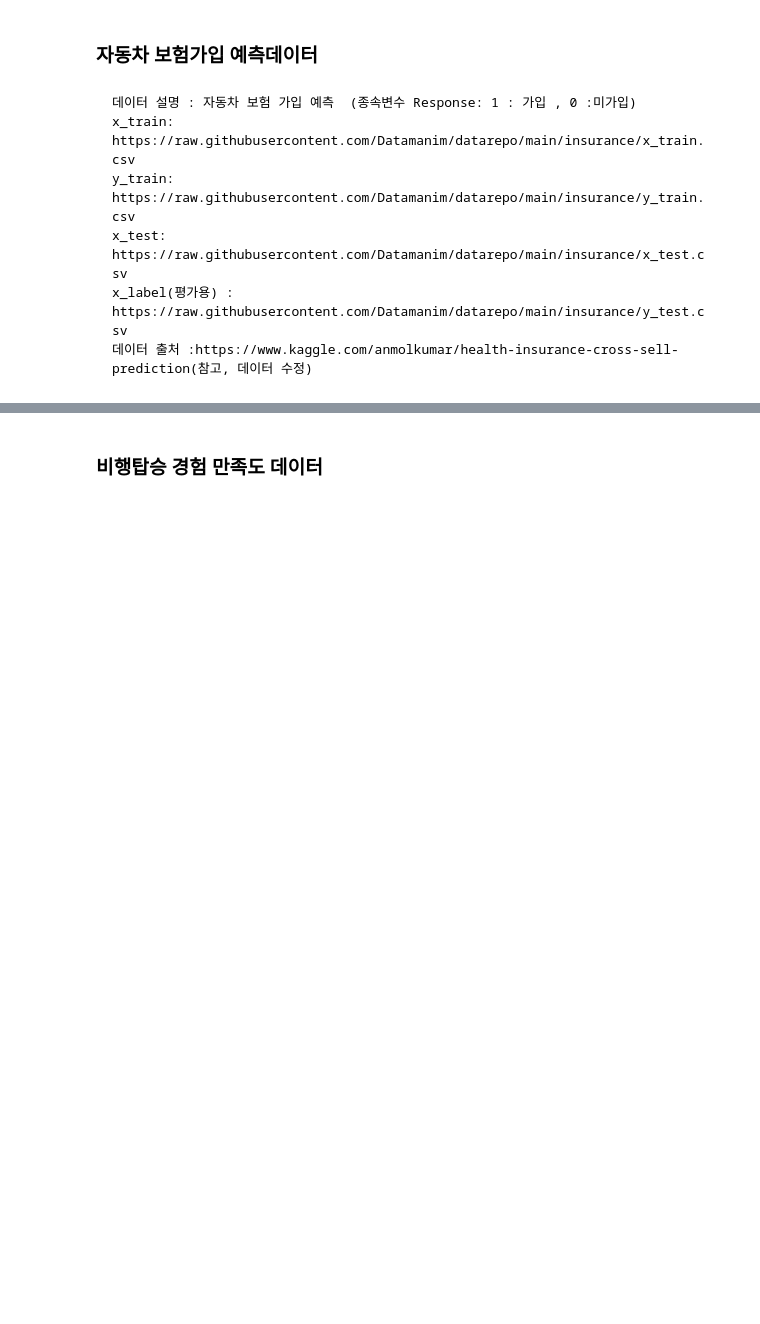
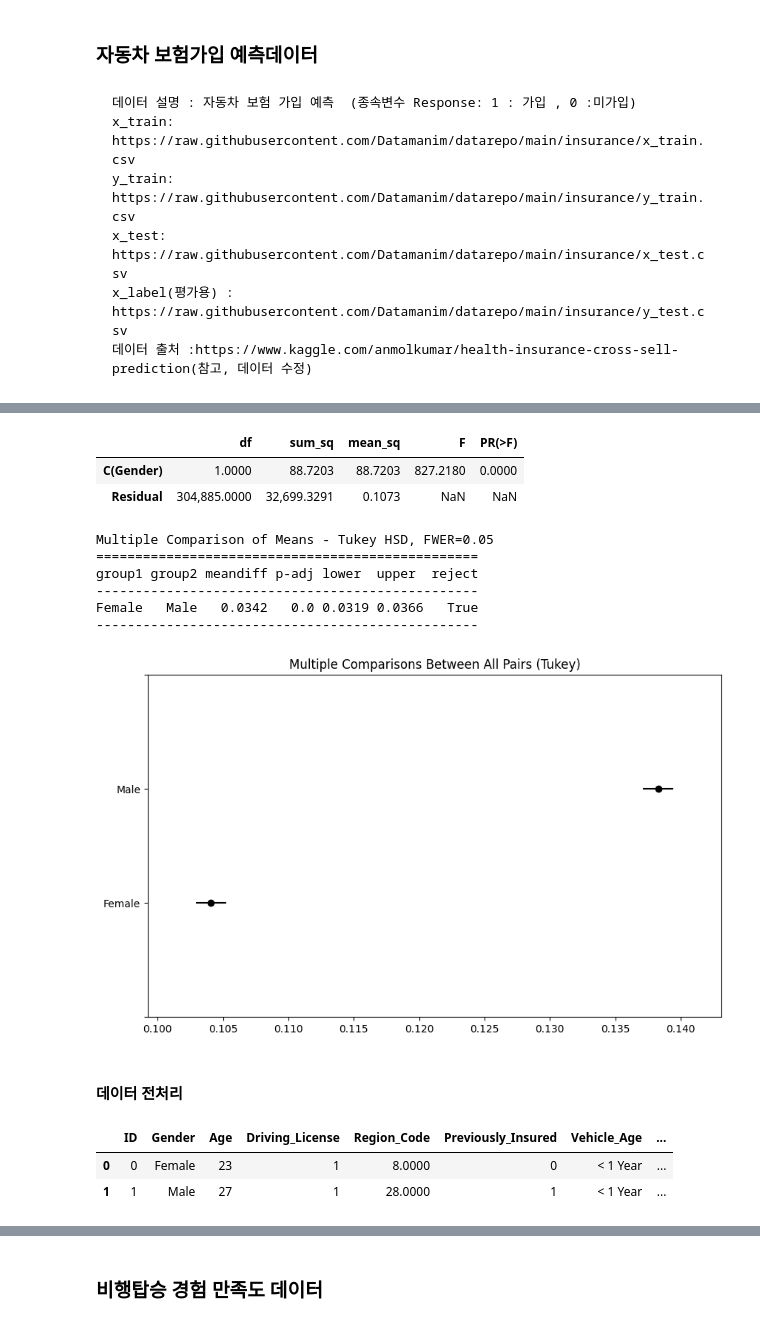
Before and after one commit to steve-park/data-engineering, a Jupyter notebook: DataManim/Type2_LAB.ipynb, the cells around one changed output, grey strips where cells are left out. Cells and saved outputs as stored; diff of their text form; code cells hidden in the pictures; blank space fills up the shorter version.

```diff
--- a/DataManim/Type2_LAB.ipynb
+++ b/DataManim/Type2_LAB.ipynb
@@ -742,0 +1402,5 @@ validation auc : 0.8340167689531695
+# %%
+X = x_train
+Y = y_train
+X_submission = x_test
+Y_submission = y_test
@@ -742,0 +1464,3 @@ validation auc : 0.8340167689531695
+# %%
+X.drop(columns=['id'], inplace=True)
+X_submission.drop(columns=['id'], inplace=True)
@@ -742,0 +1479,2 @@ validation auc : 0.8340167689531695
+# %%
+dfXY = pd.merge(X, Y, on='ID')
@@ -742,0 +1494,32 @@ validation auc : 0.8340167689531695
+# %%
+import statsmodels.api as sm
+from statsmodels.formula.api import ols
+
+model = ols(formula='Response ~ C(Gender)', data=dfXY).fit()
+result = sm.stats.anova_lm(model, typ=1)
+result
+# %% [output]
+|  | df | sum_sq | mean_sq | F | PR(>F) |
+| C(Gender) | 1.0000 | 88.7203 | 88.7203 | 827.2180 | 0.0000 |
+| Residual | 304,885.0000 | 32,699.3291 | 0.1073 | NaN | NaN |
+# %%
+from statsmodels.stats.multicomp import pairwise_tukeyhsd
+
+r = pairwise_tukeyhsd(dfXY['Response'], dfXY['Gender'], alpha=0.05)
+print(r)
+# %% [output]
+Multiple Comparison of Means - Tukey HSD, FWER=0.05
+=================================================
+group1 group2 meandiff p-adj lower  upper  reject
+-------------------------------------------------
+Female   Male   0.0342   0.0 0.0319 0.0366   True
+-------------------------------------------------
+# %%
+import matplotlib.pyplot as plt
+
+r.plot_simultaneous()
+plt.show()
+# %% [output]
+[figure, added]
+# %% [markdown]
+#### 데이터 전처리
@@ -742,0 +1528,6 @@ validation auc : 0.8340167689531695
+# %%
+dfX.head(2)
+# %% [output]
+|  | ID | Gender | Age | Driving_License | Region_Code | Previously_Insured | Vehicle_Age | ... |
+| 0 | 0 | Female | 23 | 1 | 8.0000 | 0 | < 1 Year | ... |
+| 1 | 1 | Male | 27 | 1 | 28.0000 | 1 | < 1 Year | ... |
```
Also changed, not shown: parts of 331 cells of this notebook, 7 other files.
